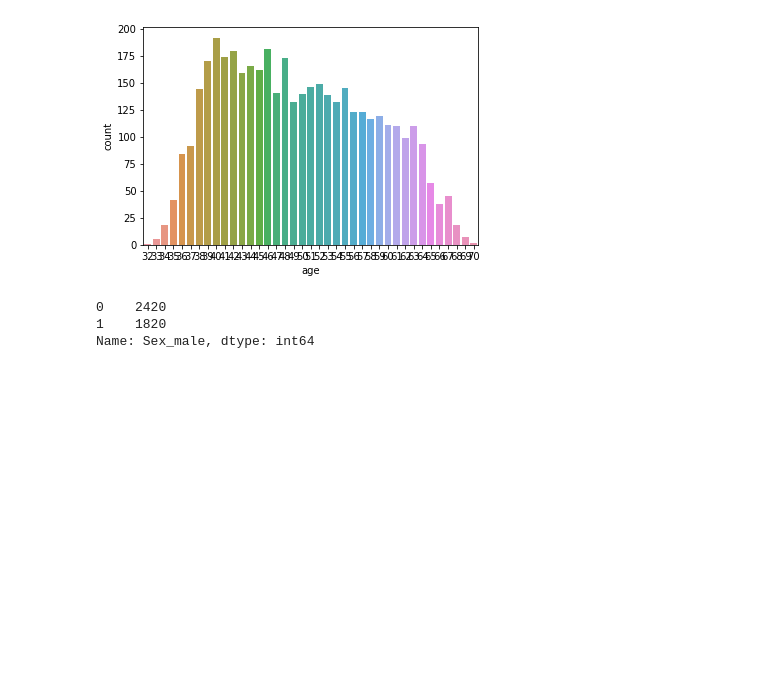
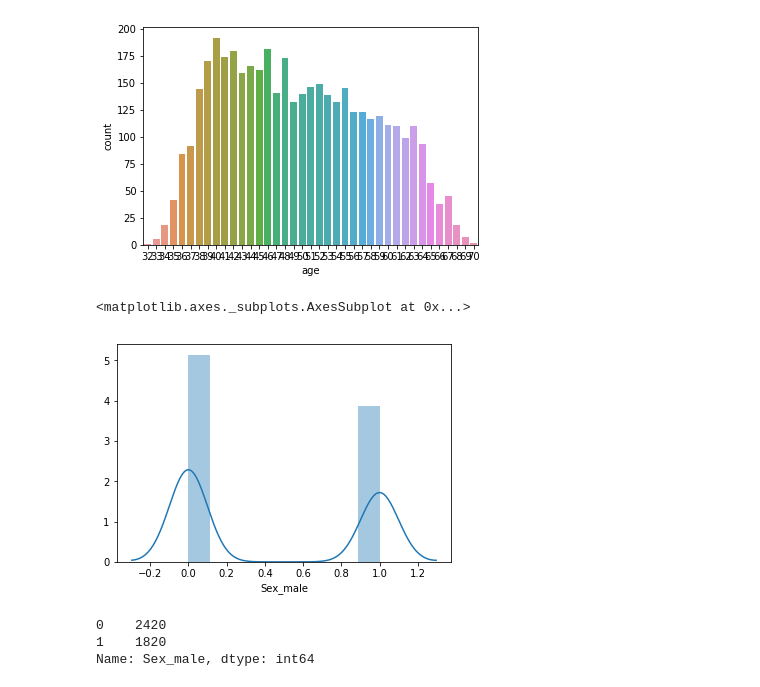
Before and after one commit to haishan-shi/A1, a Jupyter notebook: A2_Practical_Machine_Learning_Project.ipynb, the cells around one changed output. Drawn from its saved outputs; the diff is of its cells as text; code cells hidden in the pictures; blank space fills up the shorter version.

```diff
--- a/A2_Practical_Machine_Learning_Project.ipynb
+++ b/A2_Practical_Machine_Learning_Project.ipynb
@@ -96,6 +96,11 @@ sn.countplot(x='Sex_male',data=heart_info)
 # %% [output]
 <matplotlib.axes._subplots.AxesSubplot at 0x...>
 [figure]
+# %%
+sn.distplot(heart_info["Sex_male"])
+# %% [output]
+<matplotlib.axes._subplots.AxesSubplot at 0x...>
+[figure, added]
 # %%
 heart_info.Sex_male.value_counts()
 # %% [output]
```
Also changed, not shown: parts of 3 cells of this notebook.
